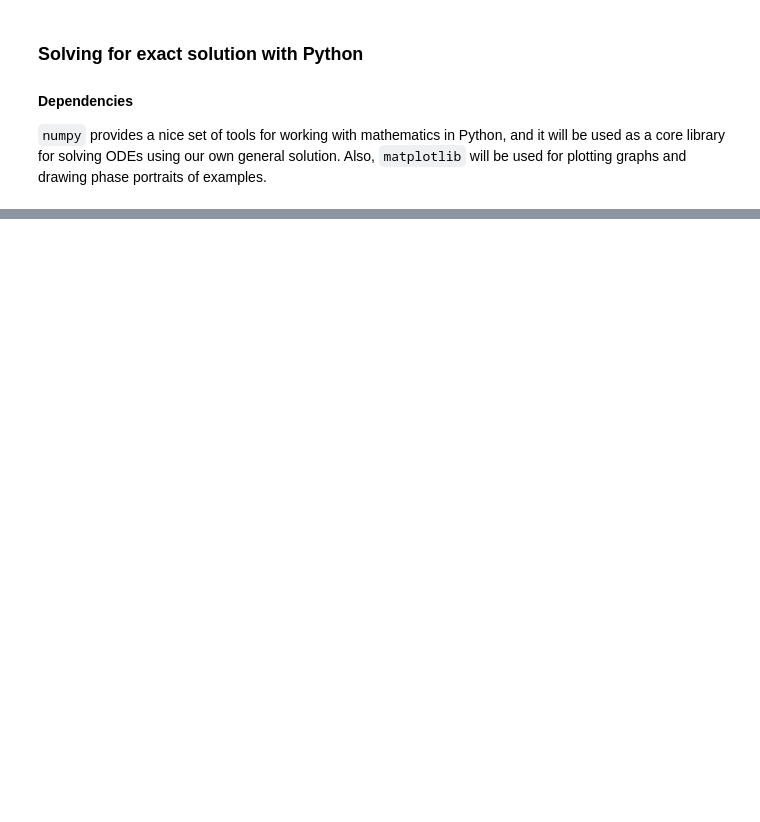
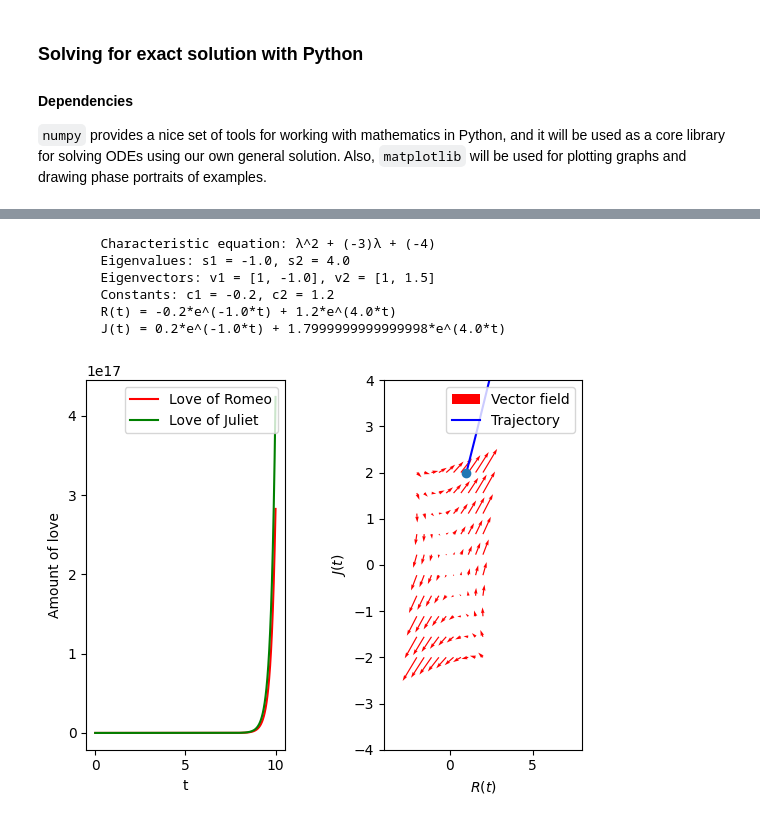
Before and after one commit to ttn-nguyen42/notebooks, a Jupyter notebook: DynamicsOfLove.ipynb, the cells around one changed output, grey strips where cells are left out. Drawn from its saved outputs; the diff is of its cells as text; code cells hidden in the pictures; blank space fills up the shorter version.

Commit message:
added codes and graphs

```diff
--- a/DynamicsOfLove.ipynb
+++ b/DynamicsOfLove.ipynb
@@ -469,0 +552,12 @@ class EquationSystem:
+# %%
+bb_1 = EquationSystem([[1, 2], [3, 2]], 1, 2)
+print(bb_1)
+bb_1.plot()
+# %% [output]
+        Characteristic equation: λ^2 + (-3)λ + (-4)
+        Eigenvalues: s1 = -1.0, s2 = 4.0
+        Eigenvectors: v1 = [1, -1.0], v2 = [1, 1.5]
+        Constants: c1 = -0.2, c2 = 1.2
+        R(t) = -0.2*e^(-1.0*t) + 1.2*e^(4.0*t)
+        J(t) = 0.2*e^(-1.0*t) + 1.7999999999999998*e^(4.0*t)
+[figure, added]
```
Also changed, not shown: parts of 30 cells of this notebook, 1 other file.
